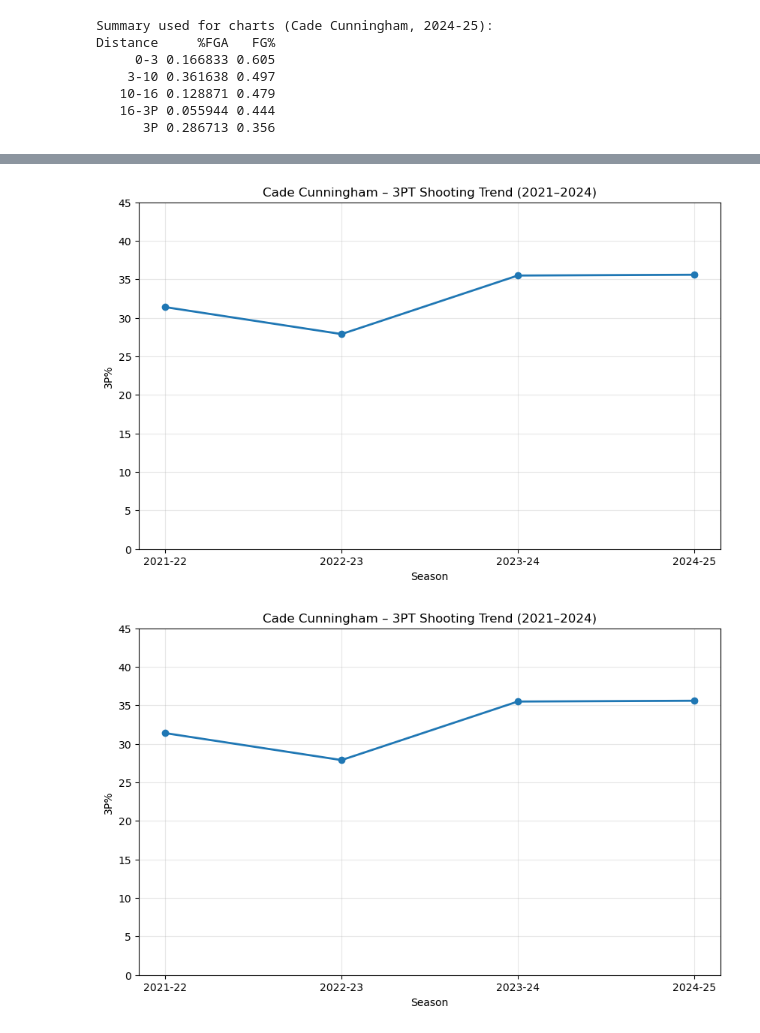
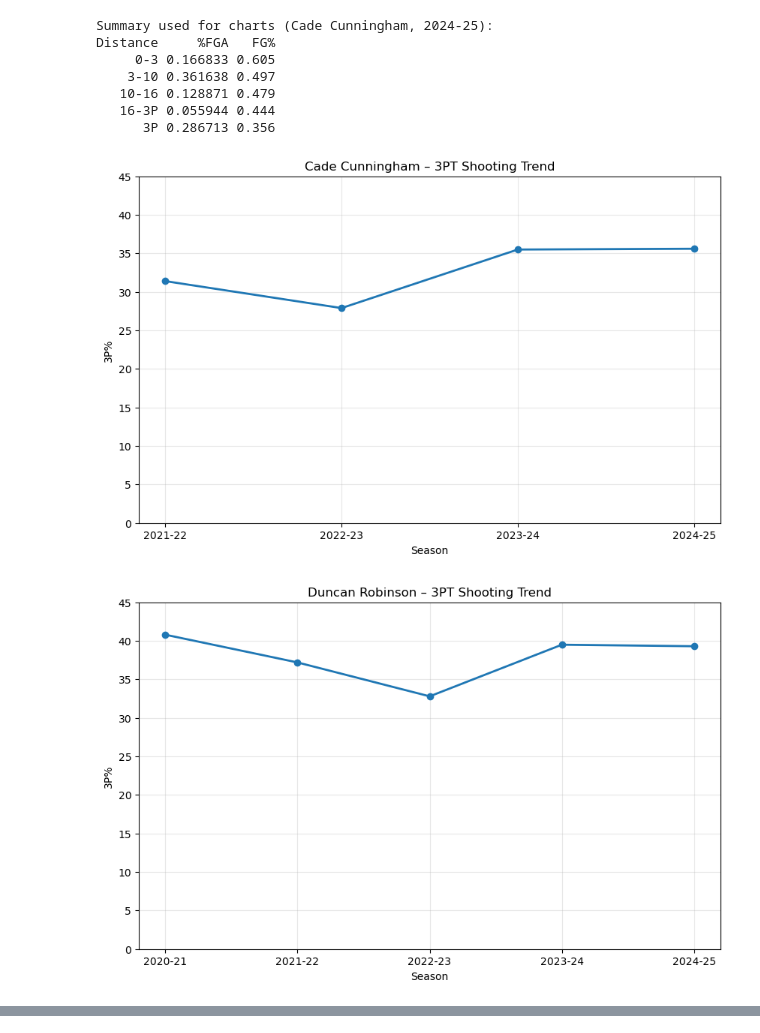
Before and after one commit to thejjserg/basketball-analytics, a Jupyter notebook: Projects/Final-Project.ipynb, the cells around one changed output, grey strips where cells are left out. Saved outputs shown, nothing was run; the diff lists cells and outputs as text; code cells hidden in the pictures.

Commit message:
Line Charts for Players

```diff
--- a/Projects/Final-Project.ipynb
+++ b/Projects/Final-Project.ipynb
@@ -252,13 +250,17 @@ players = ["Cade Cunningham", "Duncan Robinson", "Ausar Thompson", "Tobias Harri
 # %%
+players = ["Cade Cunningham", "Duncan Robinson", "Ausar Thompson", "Tobias Harris", "Jalen Duren", "Isaiah Stewart", "Jaden Ivey", "Ron Holland"]
 for player in players:
     plot_player_trend(
-    excel_file="Cade-Cunningham.xlsx",
+    excel_file=(player + ".xlsx"),
     stat_column="FG%-by-Distance_3P",
     y_label="3P%",
-    title="Cade Cunningham – 3PT Shooting Trend (2021–2024)",
+    title= player + " – 3PT Shooting Trend",
     first_season=2020,
     last_season=2024,
     y_min=0,
     y_max=45,
-    filename="Cade_3P_Trend_2021_2024.png"
+    filename=player + "_3P_Trend_2021_2024.png"
 )
+# %% [output]
+[figure, added]
+[figure, added]
@@ -265,26 +272,0 @@ for player in players:
-# %%
-plot_player_trend(
-    excel_file="Cade-Cunningham.xlsx",
-    stat_column="FG%-by-Distance_3P",
-    y_label="3P%",
-    title="Cade Cunningham – 3PT Shooting Trend (2021–2024)",
-    first_season=2020,
-    last_season=2024,
-    y_min=0,
-    y_max=45,
-    filename="Cade_3P_Trend_2021_2024.png"
-)
-
-plot_player_trend(
-    excel_file="Cade-Cunningham.xlsx",
-    stat_column="FG%-by-Distance_3P",
-    y_label="3P%",
-    title="Cade Cunningham – 3PT Shooting Trend (2021–2024)",
-    last_season = 2024,
-    y_min=0,
-    y_max=45,
-    filename="Cade_3P_Trend_2021_2024.png"
-)
-# %% [output]
-[figure, removed]
-[figure, removed]
```
Also changed, not shown: parts of 3 cells of this notebook, 17 other files.
